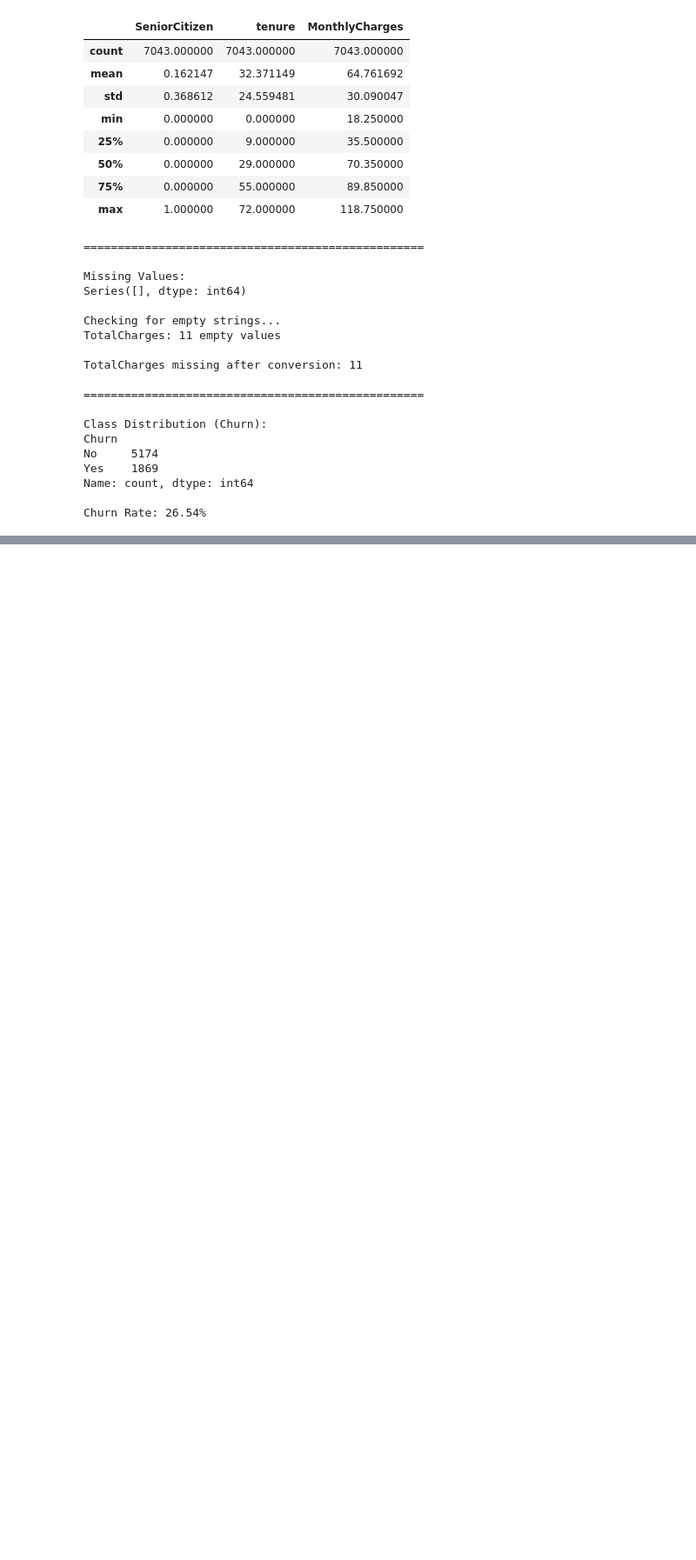
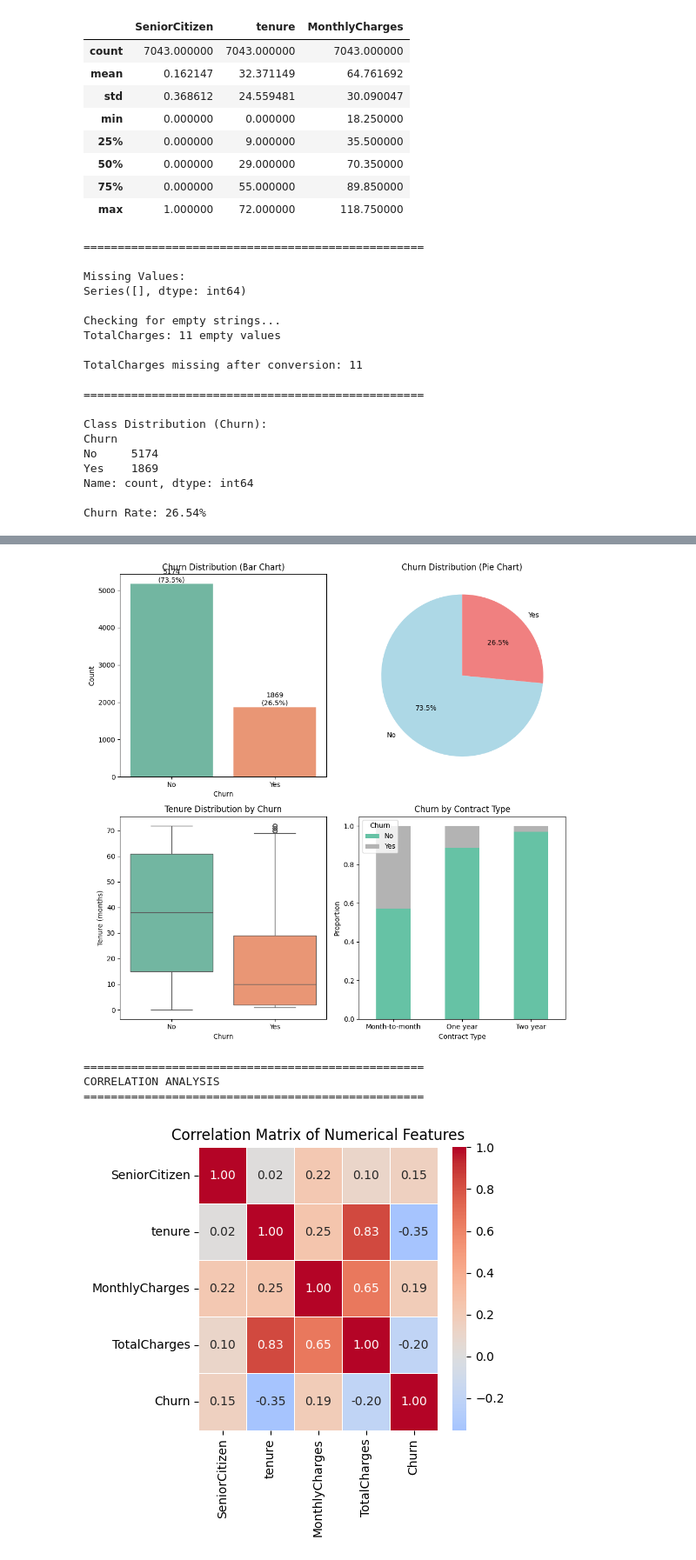
Before and after one commit to Avyusshkar/ML-cw, a Jupyter notebook: ML_CW.ipynb, the cells around one changed output, grey strips where cells are left out. Shown at 87% size. Drawn from its saved outputs; the diff is of its cells as text; code cells hidden in the pictures; blank space fills up the shorter version.

```diff
--- a/ML_CW.ipynb
+++ b/ML_CW.ipynb
@@ -128,0 +131,74 @@ Churn Rate: 26.54%
+# %%
+# Check for missing values
+print("Missing Values:")
+print(df.isnull().sum())
+
+# Handle TotalCharges
+df['TotalCharges'] = pd.to_numeric(df['TotalCharges'], errors='coerce')
+df['TotalCharges'].fillna(0, inplace=True)
+
+# Target distribution
+print("\n" + "="*50)
+print("TARGET DISTRIBUTION")
+print("="*50)
+churn_counts = df['Churn'].value_counts()
+churn_percent = df['Churn'].value_counts(normalize=True) * 100
+print(churn_counts)
+print(f"\nPercentage:\n{churn_percent}")
+
+# Create figure with 2 rows, 2 columns
+fig, axes = plt.subplots(2, 2, figsize=(10, 10))
+
+# 1. Churn Distribution (Bar Chart)
+sns.countplot(x='Churn', data=df, palette='Set2', ax=axes[0, 0])
+axes[0, 0].set_title('Churn Distribution (Bar Chart)')
+axes[0, 0].set_xlabel('Churn')
+axes[0, 0].set_ylabel('Count')
+for i, (count, percent) in enumerate(zip(churn_counts.values, churn_percent.values)):
+    axes[0, 0].text(i, count + 50, f'{count}\n({percent:.1f}%)', ha='center')
+
+# 2. Churn Distribution (Pie Chart)
+axes[0, 1].pie(churn_counts.values, labels=churn_counts.index, autopct='%1.1f%%',
+               colors=['lightblue', 'lightcoral'], startangle=90)
+axes[0, 1].set_title('Churn Distribution (Pie Chart)')
+
+# 3. Tenure vs Churn (Box Plot)
+sns.boxplot(x='Churn', y='tenure', data=df, ax=axes[1, 0], palette='Set2')
+axes[1, 0].set_title('Tenure Distribution by Churn')
+axes[1, 0].set_xlabel('Churn')
+axes[1, 0].set_ylabel('Tenure (months)')
+
+# 4. Contract vs Churn (Stacked Bar)
+contract_churn = df.groupby('Contract')['Churn'].value_counts(normalize=True).unstack()
+contract_churn.plot(kind='bar', stacked=True, ax=axes[1, 1], colormap='Set2')
+axes[1, 1].set_title('Churn by Contract Type')
+axes[1, 1].set_xlabel('Contract Type')
+axes[1, 1].set_ylabel('Proportion')
+axes[1, 1].tick_params(axis='x', rotation=0)
+
+plt.tight_layout()
+plt.show()
+
+# 5. Correlation Matrix (separate figure)
+print("\n" + "="*50)
+print("CORRELATION ANALYSIS")
+print("="*50)
+
+df_numeric = df.copy()
+df_numeric['Churn'] = df_numeric['Churn'].map({'No': 0, 'Yes': 1})
+df_numeric['SeniorCitizen'] = df_numeric['SeniorCitizen'].astype(int)
+numeric_for_corr = df_numeric.select_dtypes(include=[np.number])
+
+plt.figure(figsize=(5, 5))
+sns.heatmap(numeric_for_corr.corr(), annot=True, cmap='coolwarm', center=0, fmt='.2f', linewidths=0.5)
+plt.title('Correlation Matrix of Numerical Features')
+plt.tight_layout()
+plt.show()
+
+print("✅ EDA completed with 5 essential visualizations:")
+print("1. Churn Distribution (Bar Chart)")
+print("2. Churn Distribution (Pie Chart)")
+print("3. Tenure vs Churn")
+print("4. Contract vs Churn")
+print("5. Correlation Matrix")
+# %% [output]
@@ -128,0 +222,5 @@ Churn Rate: 26.54%
+[figure, added]
+==================================================
+CORRELATION ANALYSIS
+==================================================
+[figure, added]
```
Also changed, not shown: parts of 2 cells of this notebook.
